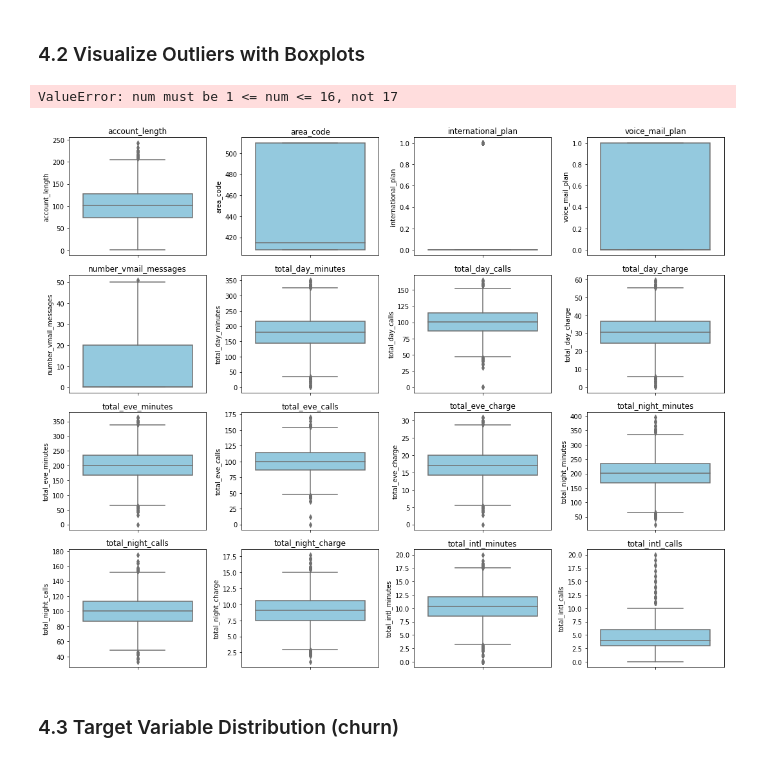
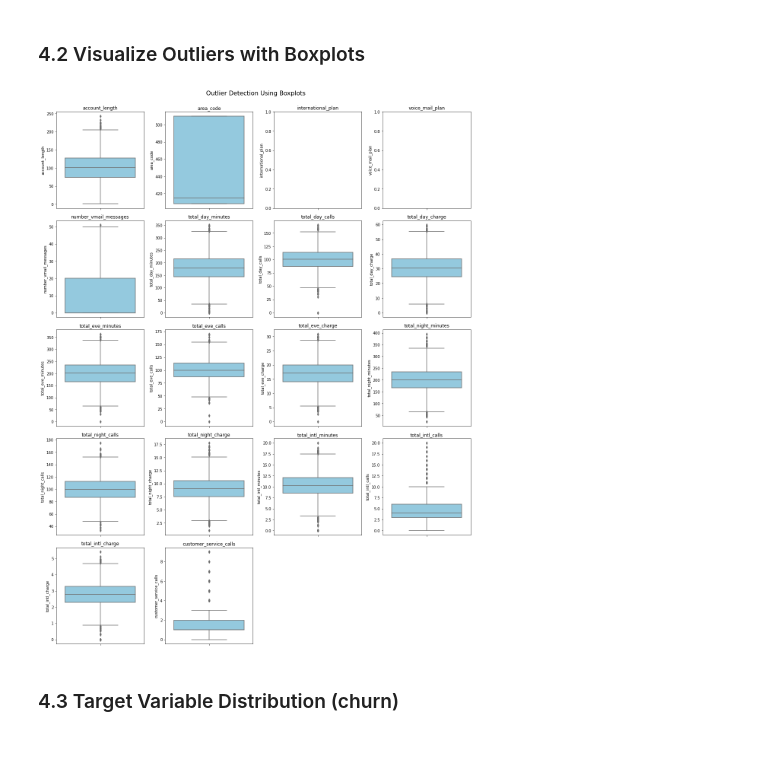
Before and after one commit to Kwamboka1584/SyriaTel-Customer-Churn, a Jupyter notebook: notebooks/CustomerChurn.ipynb, the cells around one changed output. Cells and saved outputs as stored; diff of their text form; code cells hidden in the pictures.

Commit message:
Fix boxplot grid overflow by dynamically adjusting subplot layout

```diff
--- a/notebooks/CustomerChurn.ipynb
+++ b/notebooks/CustomerChurn.ipynb
@@ -266,18 +268,22 @@ Numerical Columns: ['account_length', 'area_code', 'international_plan', 'voice_
 ### 4.2 Visualize Outliers with Boxplots
 # %%
 # Boxplots for outlier detection
-plt.figure(figsize=(15, 12))
+
+num_plots = len(num_cols)
+cols = 4
+rows = math.ceil(num_plots / cols)
+
+plt.figure(figsize=(cols * 4, rows * 4))
 for i, col in enumerate(num_cols):
-    plt.subplot(4, 4, i+1)
+    plt.subplot(rows, cols, i + 1)
     sns.boxplot(y=df[col], color='skyblue')
     plt.title(col)
     plt.tight_layout()
 
 plt.suptitle("Outlier Detection Using Boxplots", fontsize=16, y=1.02)
 plt.show()
 # %% [output]
-ValueError: num must be 1 <= num <= 16, not 17
-[figure, old version]
+[figure, new version]
 # %% [markdown]
 ### 4.3 Target Variable Distribution (churn)
 # %%
```
Also changed, not shown: parts of 1 cell of this notebook.
